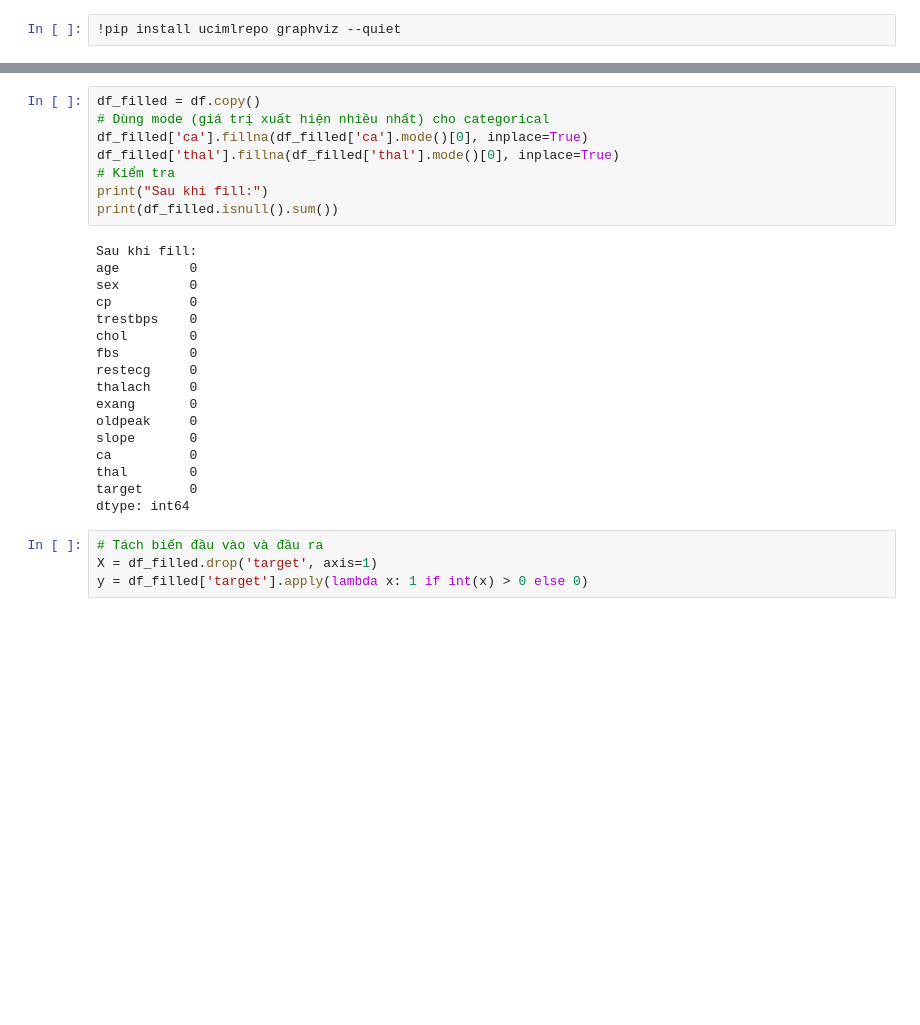
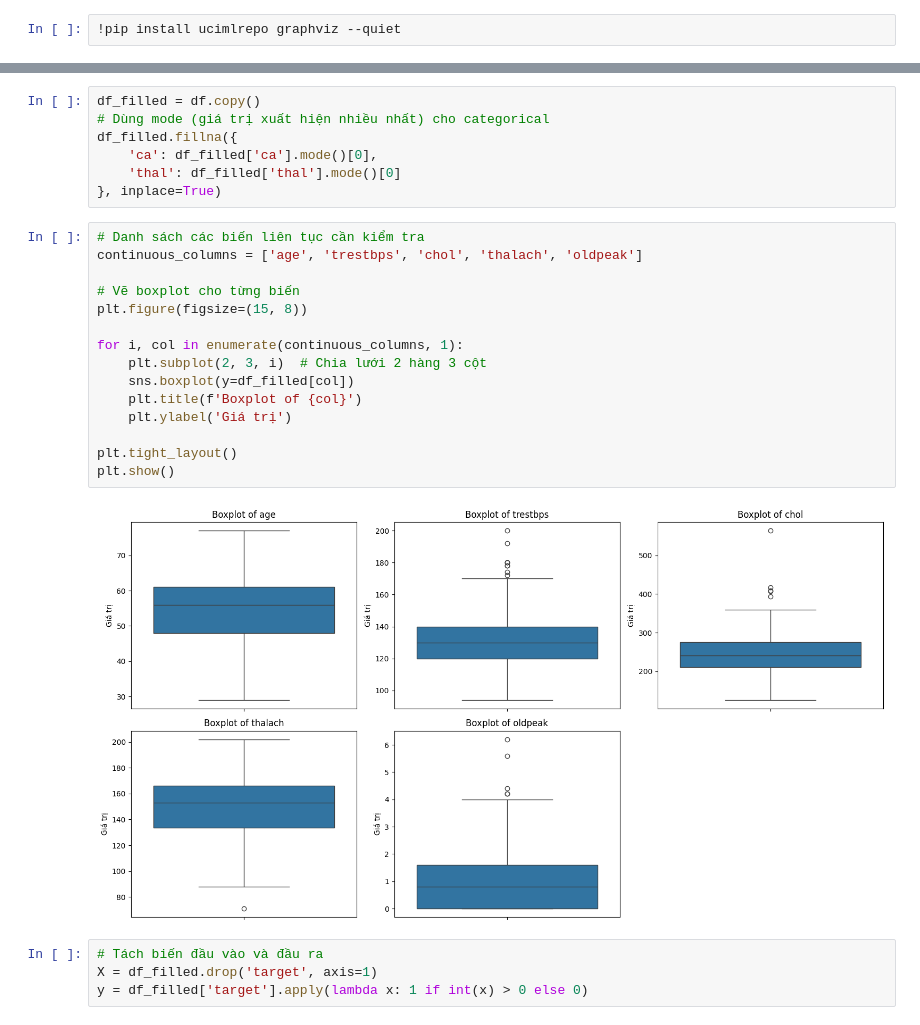
Before and after one commit to ngoc43456/DuDoanKhaNangMacBenhTimMach, a Jupyter notebook: Dự_đoán_khả_năng_mắc_bệnh_tim_mạch.ipynb, the cells around one changed output, grey strips where cells are left out. Drawn from its saved outputs; the diff is of its cells as text; blank space fills up the shorter version.

```diff
--- a/Dự_đoán_khả_năng_mắc_bệnh_tim_mạch.ipynb
+++ b/Dự_đoán_khả_năng_mắc_bệnh_tim_mạch.ipynb
@@ -91,28 +104,27 @@ dtype: float64
 # %%
 df_filled = df.copy()
 # Dùng mode (giá trị xuất hiện nhiều nhất) cho categorical
-df_filled['ca'].fillna(df_filled['ca'].mode()[0], inplace=True)
-df_filled['thal'].fillna(df_filled['thal'].mode()[0], inplace=True)
-# Kiểm tra
-print("Sau khi fill:")
-print(df_filled.isnull().sum())
+df_filled.fillna({
+    'ca': df_filled['ca'].mode()[0],
+    'thal': df_filled['thal'].mode()[0]
+}, inplace=True)
-# %% [output]
-Sau khi fill:
-age         0
-sex         0
-cp          0
-trestbps    0
-chol        0
-fbs         0
-restecg     0
-thalach     0
-exang       0
-oldpeak     0
-slope       0
-ca          0
-thal        0
-target      0
-dtype: int64
+# %%
+# Danh sách các biến liên tục cần kiểm tra
+continuous_columns = ['age', 'trestbps', 'chol', 'thalach', 'oldpeak']
+
+# Vẽ boxplot cho từng biến
+plt.figure(figsize=(15, 8))
+
+for i, col in enumerate(continuous_columns, 1):
+    plt.subplot(2, 3, i)  # Chia lưới 2 hàng 3 cột
+    sns.boxplot(y=df_filled[col])
+    plt.title(f'Boxplot of {col}')
+    plt.ylabel('Giá trị')
+
+plt.tight_layout()
+plt.show()
+# %% [output]
+[figure, added]
 # %%
 # Tách biến đầu vào và đầu ra
 X = df_filled.drop('target', axis=1)
```
Also changed, not shown: parts of 15 cells of this notebook.
